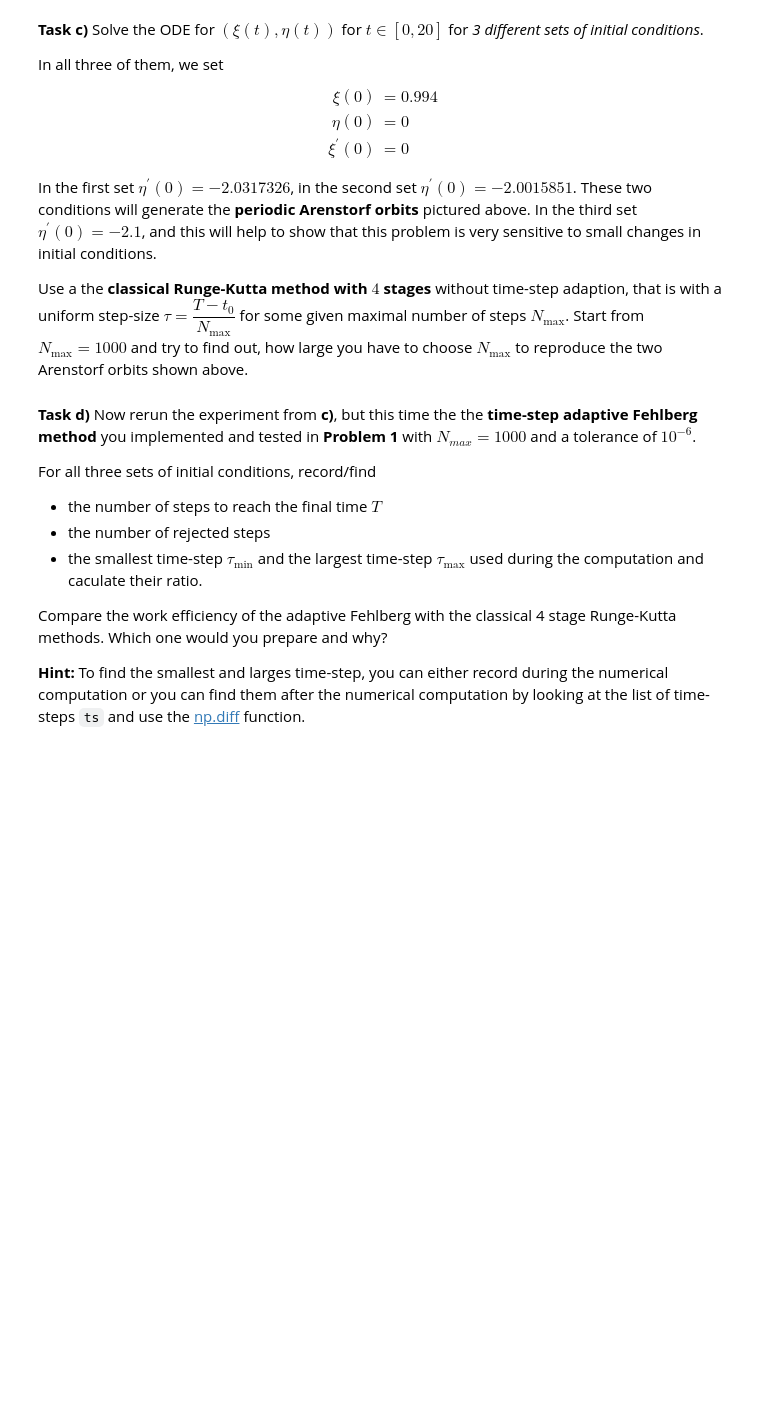
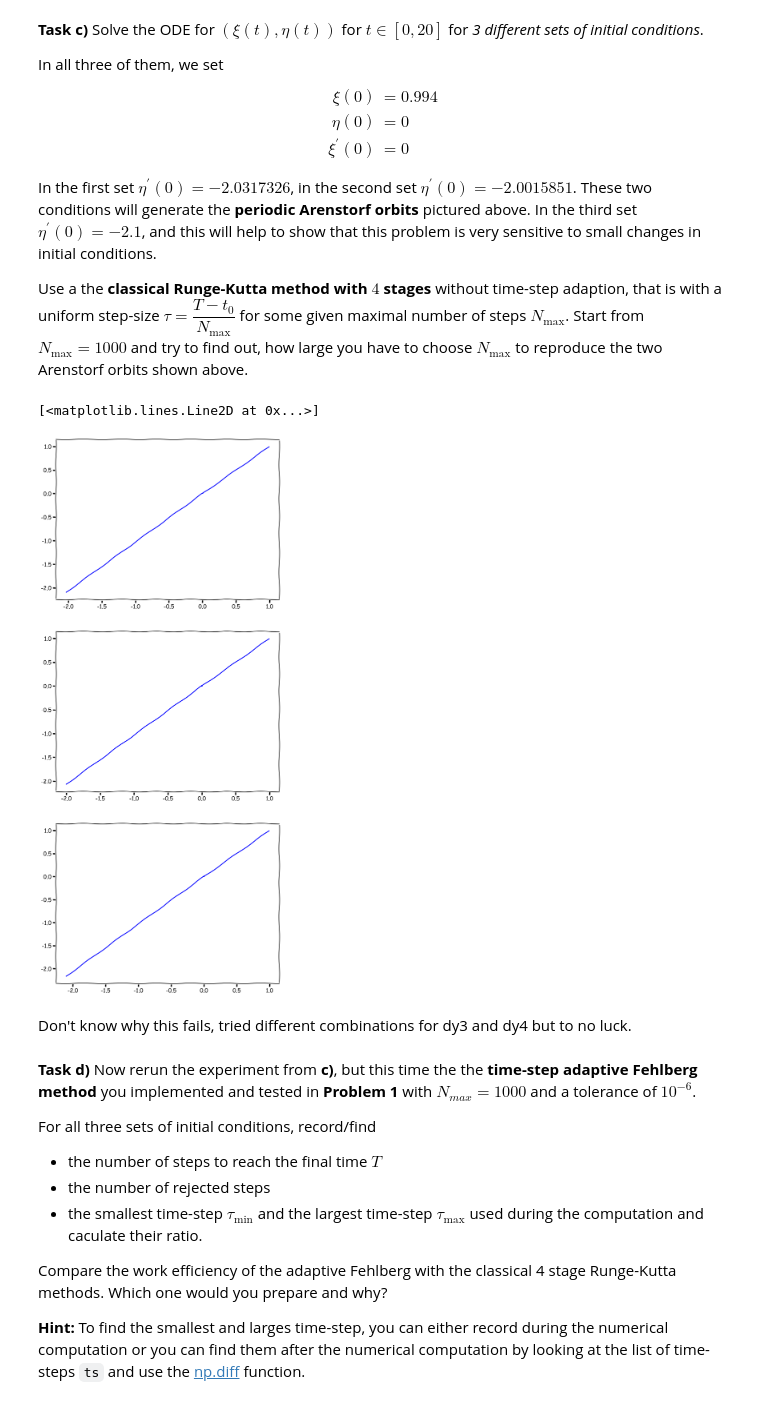
Before and after one commit to erlendps/NTNU, a Jupyter notebook: sem3/matte4d/oving7/oving7.ipynb, the cells around one changed output. Cells and saved outputs as stored; diff of their text form; code cells hidden in the pictures; blank space fills up the shorter version.

```diff
--- a/sem3/matte4d/oving7/oving7.ipynb
+++ b/sem3/matte4d/oving7/oving7.ipynb
@@ -401,15 +401,15 @@ def f(t,y):
     # the distances can be computed using linalg in numpy
     d1 = np.linalg.norm( y[0:2] - earth , 2 )
     # TODO
-    d2 = ...
+    d2 = np.linalg.norm(y[0:2] - moon, 2)
 
     # the vector of derivatives
     dy1 = xi_prime
     dy2 = eta_prime
 
     # TODO
-    dy3 =  ... # fill in here the second derivative of eta
-    dy4 =  ... # fill in here the second derivative of xi
+    dy3 =  -2*eta_prime + eta - (1-mu)*eta / (d1**3) - (eta * mu) / (d2**3) # fill in here the second derivative of eta
+    dy4 =  2*xi_prime + xi - (mu+xi)*(1-mu) / (d1**3) - (mu * (xi -1 + mu)) / (d2**3) # fill in here the second derivative of xi
 
     return np.array([dy1,dy2,dy3,dy4])
 # %% [markdown]
@@ -431,3 +484,25 @@ the two Arenstorf orbits shown above.
+# %%
+t0 = 0
+T = 20
+Nmax = 100000
+y0 = np.array([0.994, 0, 0, -2.0317326])
+
+# eta_prime(t0)
+ts, ys = four_stage(y0, t0, T, f, Nmax)
+
+fig, axes = plt.subplots(3,1,figsize=(10,25))
+axes[0].plot(ys[0], ys[1], 'b-')
+y0 = np.array([0.994, 0, 0, -2.0015851])
+ts, ys = four_stage(y0, t0, T, f, Nmax)
+axes[1].plot(ys[0], ys[1], 'b-')
+y0 = np.array([0.994, 0, 0, -2.1])
+ts, ys = four_stage(y0, t0, T, f, Nmax)
+axes[2].plot(ys[0], ys[1], 'b-')
+# %% [output]
+[<matplotlib.lines.Line2D at 0x...>]
+[figure, added]
+# %% [markdown]
+Don't know why this fails, tried different combinations for dy3 and dy4 but to no luck.
 # %% [markdown]
 **Task d)** Now rerun the experiment from **c)**, but this time the
 the  **time-step adaptive Fehlberg method** you implemented and tested in **Problem 1** with $N_{max}=1000$ and a tolerance of $10^{-6}$.
```
Also changed, not shown: parts of 3 cells of this notebook.
